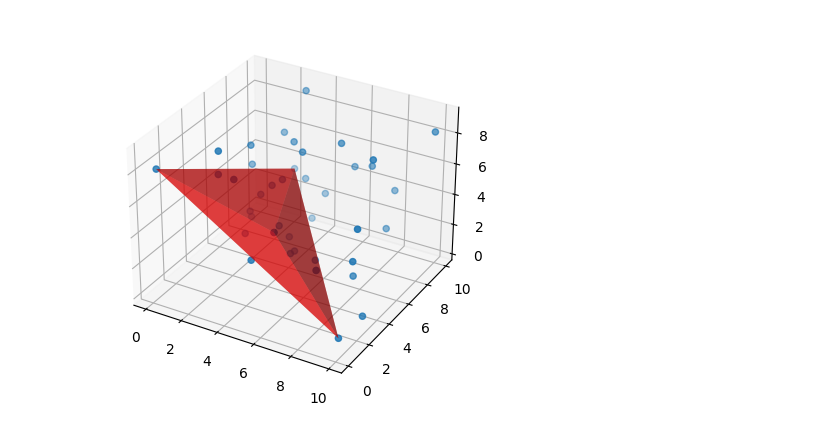
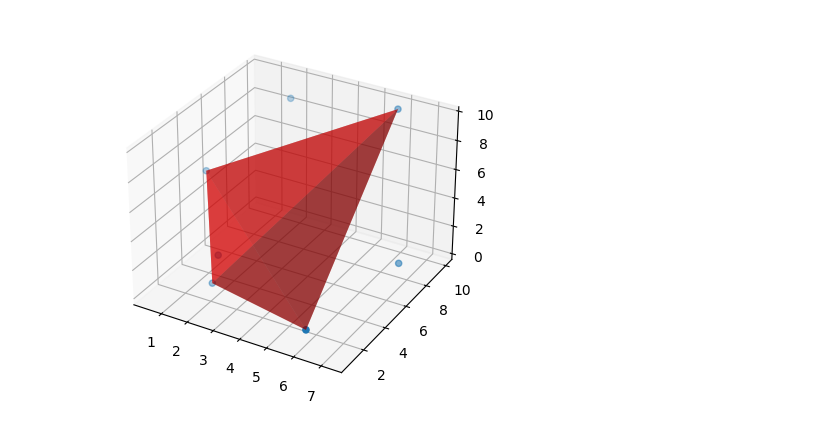
Before and after one commit to AlecTraas/computational-geo-lab, a Jupyter notebook: Colab/Kai/quickhull_algo_3d.ipynb, the cells around one changed output. Drawn from its saved outputs; the diff is of its cells as text; code cells hidden in the pictures.

```diff
--- a/Colab/Kai/quickhull_algo_3d.ipynb
+++ b/Colab/Kai/quickhull_algo_3d.ipynb
@@ -86,6 +87,6 @@ class ConvexHull():
     d = np.dot(n,(face[0]-point))
     return d > 0
 # %%
-main(40)
+main(7)
 # %% [output]
-[figure, old version]
+[figure, new version]
```
Also changed, not shown: parts of 1 cell of this notebook.
